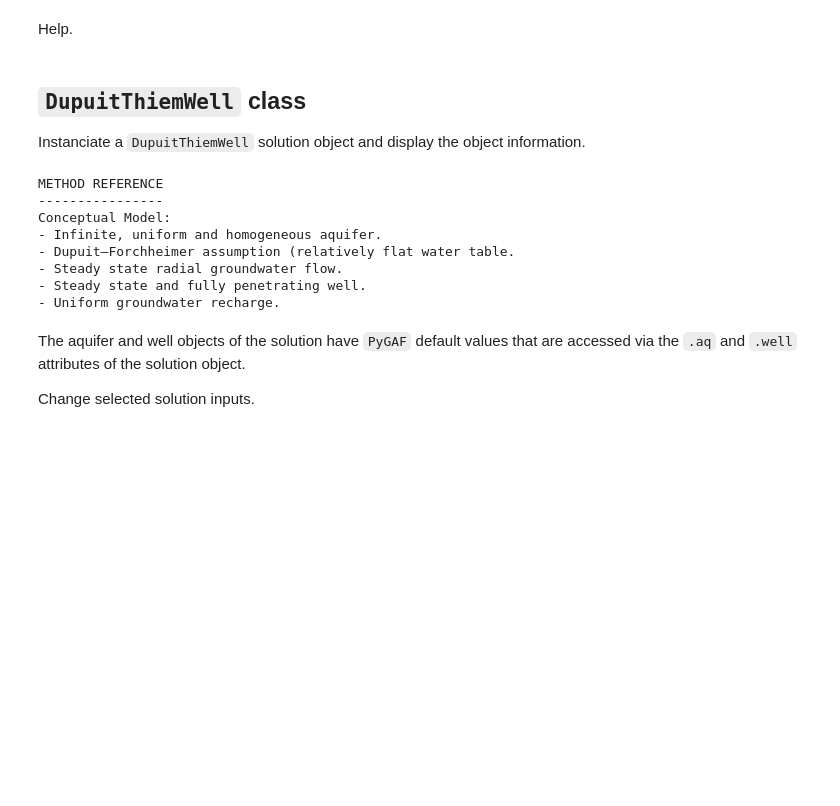
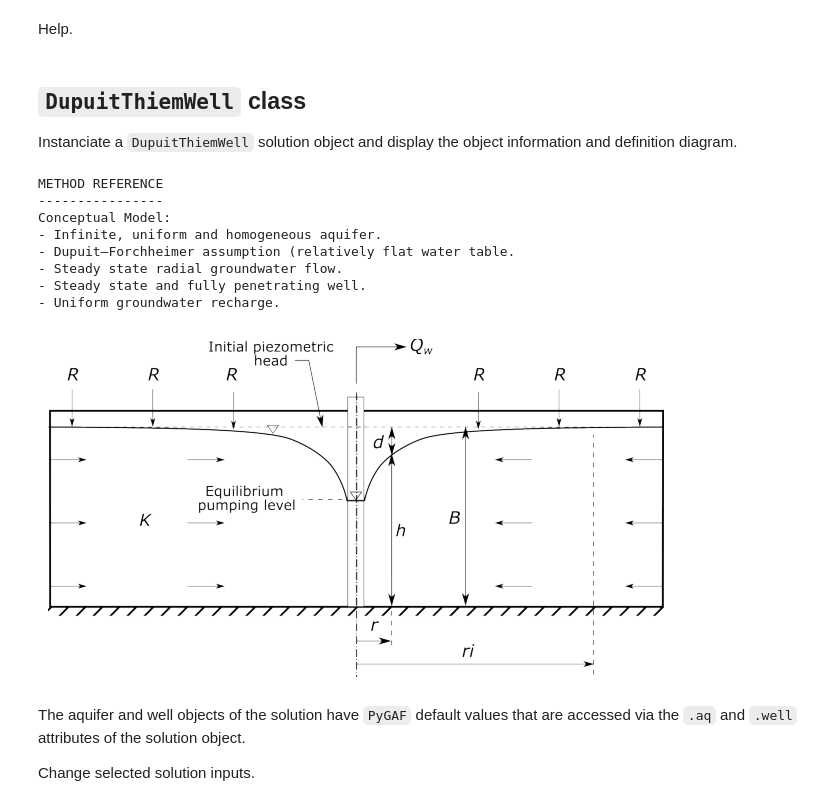
Before and after one commit to Moofbytes/pygaf_notebooks, a Jupyter notebook: pygaf_DupuitThiem.ipynb, the cells around one changed output. Drawn from its saved outputs; the diff is of its cells as text; code cells hidden in the pictures; blank space fills up the shorter version.

```diff
--- a/pygaf_DupuitThiem.ipynb
+++ b/pygaf_DupuitThiem.ipynb
@@ -18,19 +18,21 @@ Help.
 help(pygaf.DupuitThiemWell())
 # %% [markdown]
 ## `DupuitThiemWell` class
-Instanciate a `DupuitThiemWell` solution object and display the object information.
+Instanciate a `DupuitThiemWell` solution object and display the object information and definition diagram.
 # %%
 TW = pygaf.DupuitThiemWell()
 TW.info()
+TW.draw()
 # %% [output]
 METHOD REFERENCE
 ----------------
 Conceptual Model:
 - Infinite, uniform and homogeneous aquifer.
 - Dupuit–Forchheimer assumption (relatively flat water table.
 - Steady state radial groundwater flow.
 - Steady state and fully penetrating well.
 - Uniform groundwater recharge.
+[figure, added]
 # %% [markdown]
 The aquifer and well objects of the solution have `PyGAF` default values that are accessed via the `.aq` and `.well` attributes of the solution object.
 
```
Also changed, not shown: parts of 5 cells of this notebook, 10 other files.
